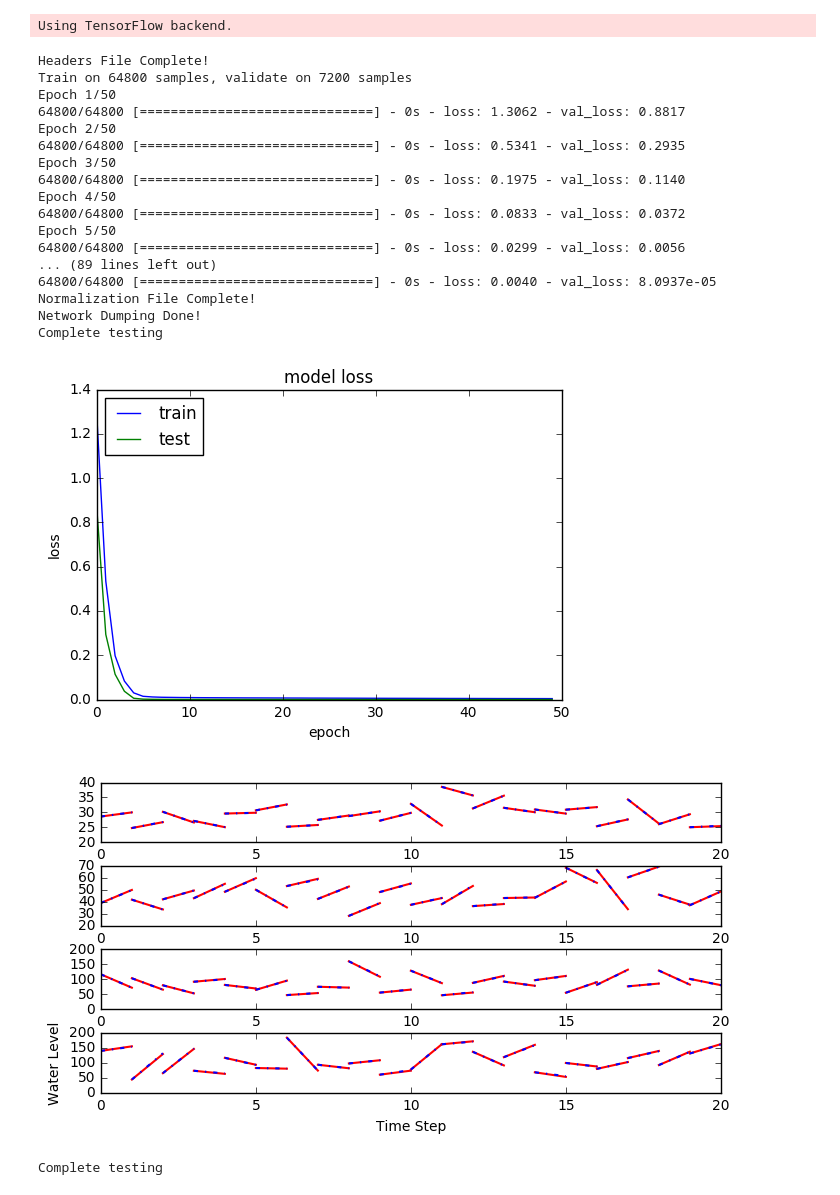
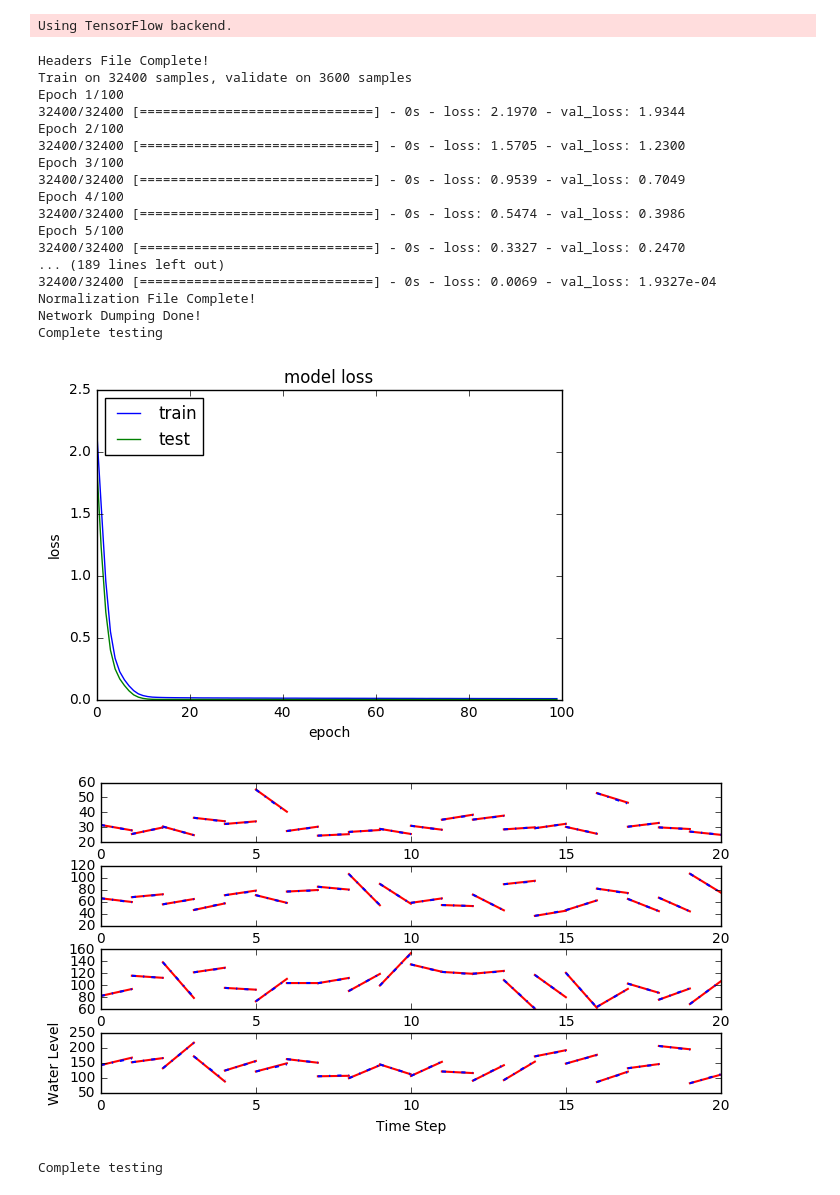
Before and after one commit to wuga214/PAPER_IJCAI17_HybridPlanning_NeuralNetwork_MILP, a Jupyter notebook: Rddl_Data_Train/RDDL-NET/Reservoir/Reservoir_4/Nonlinear/DCN_Transition_Function_RDDL.ipynb, the cells around one changed output. Drawn from its saved outputs; the diff is of its cells as text; code cells hidden in the pictures.

```diff
--- a/Rddl_Data_Train/RDDL-NET/Reservoir/Reservoir_4/Nonlinear/DCN_Transition_Function_RDDL.ipynb
+++ b/Rddl_Data_Train/RDDL-NET/Reservoir/Reservoir_4/Nonlinear/DCN_Transition_Function_RDDL.ipynb
@@ -293,51 +293,51 @@ def trainNetForData(Datapath,Labelpath,node_size,layer_num,train_type,problem):
     PD_Label = ReadData(Labelpath)
     Full_Data=PD_Data.as_matrix()
     Full_Label=PD_Label.as_matrix()
     indecs=np.random.permutation(len(Full_Data))
     Full_Data=Full_Data[indecs]
     Full_Label=Full_Label[indecs]
     m_data,n_data=Full_Data.shape
     m_label,n_label=Full_Label.shape
     inPutFiles(PD_Data,PD_Label,n_data,n_label,'D',layer_num+1,problem,train_type)#Could be Delta
     Train_Data = Full_Data[:int(m_data*0.9)]
     Train_Label = Full_Label[:int(m_data*0.9)]
     Label_Weights = (1.0/np.square(np.max(Train_Label,axis=0)+1))*10
     Test_Data = Full_Data[int(m_data*0.9):]
     Test_Label = Full_Label[int(m_data*0.9):]
     DNN=DenselyConnectedNetwork(n_data,node_size,n_label,layer_num,0.1,Label_Weights)
-    mean_DNN,std_DNN=DNN.Train(Train_Data, Train_Label,50,True)
+    mean_DNN,std_DNN=DNN.Train(Train_Data, Train_Label,100,True)
     DNN.ShowHistory()
     writeNormInfo(PD_Data,mean_DNN,std_DNN,problem)
     Topo=NetTopology(DNN.GetModel().layers,True, mean_DNN, std_DNN,train_type)
     Topo.NetTransform('D',True, "Network_RDDL_"+problem+".txt",True)
 #     mean_Matrix,std_Matrix=Interm_Distribution(DNN.GetModel().layers,Train_Data)
 #     write_Interm_Ditribution(mean_Matrix,std_Matrix,'Interm_Distribution_RDDL_'+problem+'.txt','D')
     return DNN,Test_Data,Test_Label,mean_DNN,std_DNN
 
-Datapath="Reservoir_Data.txt"
-Labelpath="Reservoir_Label.txt"
+Datapath="Reservoir_4_Data.txt"
+Labelpath="Reservoir_4_Label.txt"
 DNN,Test_Data,Test_Label,mean_DNN,std_DNN=trainNetForData(Datapath,Labelpath,32,1,'regular','Reservoir')
 performanceCheck(DNN,Test_Data,Test_Label,mean_DNN,std_DNN)
 # %% [output]
 Headers File Complete!
-Train on 64800 samples, validate on 7200 samples
-Epoch 1/50
-64800/64800 [==============================] - 0s - loss: 1.3062 - val_loss: 0.8817
-Epoch 2/50
-64800/64800 [==============================] - 0s - loss: 0.5341 - val_loss: 0.2935
-Epoch 3/50
-64800/64800 [==============================] - 0s - loss: 0.1975 - val_loss: 0.1140
-Epoch 4/50
-64800/64800 [==============================] - 0s - loss: 0.0833 - val_loss: 0.0372
-Epoch 5/50
-64800/64800 [==============================] - 0s - loss: 0.0299 - val_loss: 0.0056
-... (89 lines left out)
-64800/64800 [==============================] - 0s - loss: 0.0040 - val_loss: 8.0937e-05
+Train on 32400 samples, validate on 3600 samples
+Epoch 1/100
+32400/32400 [==============================] - 0s - loss: 2.1970 - val_loss: 1.9344
+Epoch 2/100
+32400/32400 [==============================] - 0s - loss: 1.5705 - val_loss: 1.2300
+Epoch 3/100
+32400/32400 [==============================] - 0s - loss: 0.9539 - val_loss: 0.7049
+Epoch 4/100
+32400/32400 [==============================] - 0s - loss: 0.5474 - val_loss: 0.3986
+Epoch 5/100
+32400/32400 [==============================] - 0s - loss: 0.3327 - val_loss: 0.2470
+... (189 lines left out)
+32400/32400 [==============================] - 0s - loss: 0.0069 - val_loss: 1.9327e-04
 Normalization File Complete!
 Network Dumping Done!
 Complete testing
-[figure, old version]
+[figure, new version]
-[figure, old version]
+[figure, new version]
 # %%
 performanceCheck(DNN,Test_Data,Test_Label,mean_DNN,std_DNN)
 # %% [output]
```
Also changed, not shown: 21 other files.
